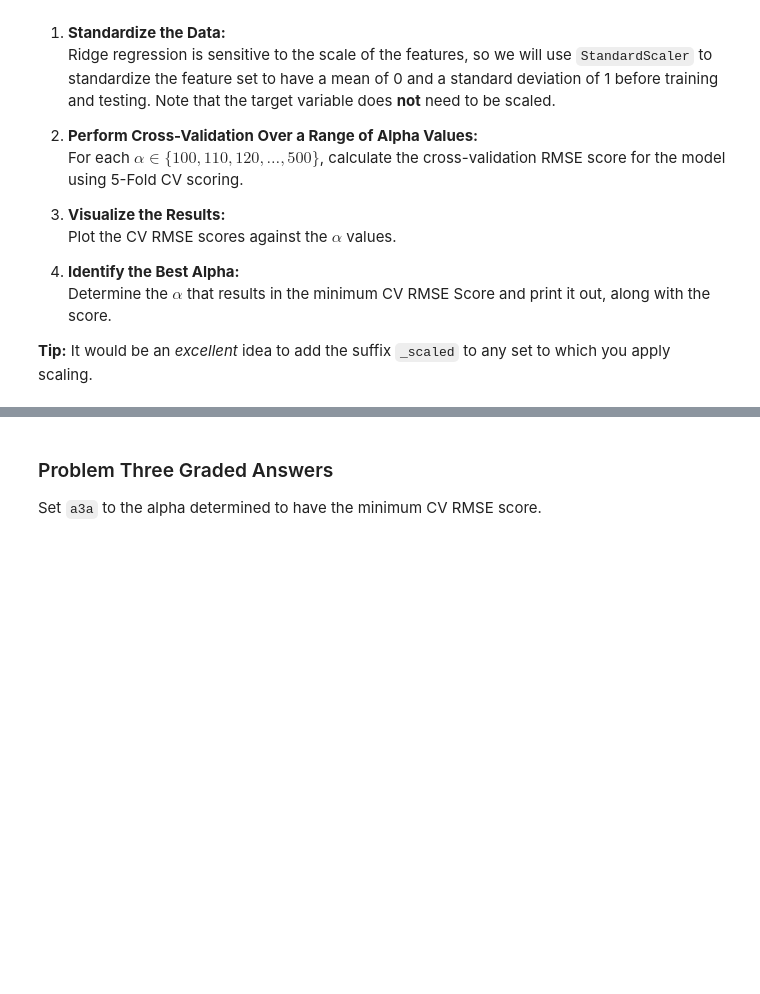
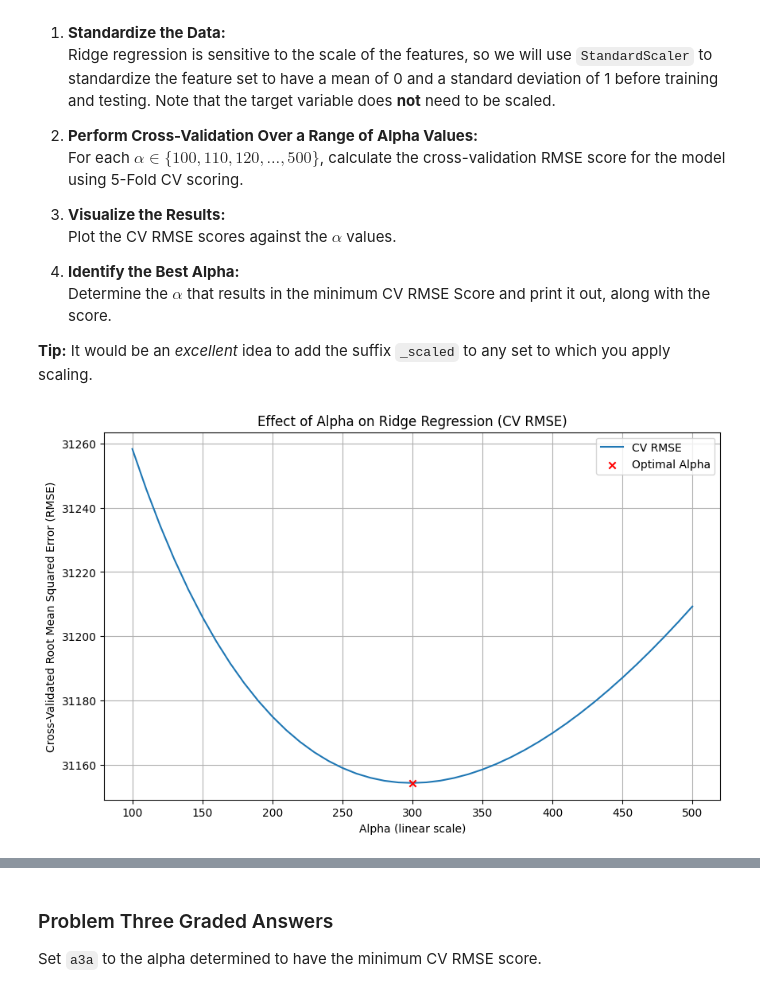
Before and after one commit to jydeleon/JazminRepo-603, a Jupyter notebook: Module-3-Assignments-main/Homework_05.ipynb, the cells around one changed output, grey strips where cells are left out. Cells and saved outputs as stored; diff of their text form; code cells hidden in the pictures; blank space fills up the shorter version.

```diff
--- a/Module-3-Assignments-main/Homework_05.ipynb
+++ b/Module-3-Assignments-main/Homework_05.ipynb
@@ -357,17 +357,17 @@ def backward_feature_selection(X, y, model,
 # Your code here:  Run Backward Feature Selection, plot the results, and print out the Best Feature Set and the Best CV RMSE Score found.
 model = LinearRegression()
 
-selected_features, best_scores, best_feature_set, best_score = (
+selected_features_backward, best_scores_backward, best_feature_set_backward, best_score_backward = (
     backward_feature_selection(X, y, model, verbose=False)
 )
 
 #Plot
 plt.figure(figsize=(10, 6))
 plt.title('Backward Feature Selection and CV Scores')
-plt.plot(range(1, len(best_scores) + 1), best_scores, marker='.')
-index = np.argmin(best_scores)
-plt.plot([index + 1], best_scores[index], marker='x', color='red')
-plt.xticks(range(1, len(selected_features) + 1), selected_features, rotation=40, ha='right', fontsize=8)
+plt.plot(range(1, len(best_scores_backward) + 1), best_scores_backward, marker='.')
+index = np.argmin(best_scores_backward)
+plt.plot([index + 1], best_scores_backward[index], marker='x', color='red')
+plt.xticks(range(1, len(selected_features_backward) + 1), selected_features_backward, rotation=40, ha='right', fontsize=8)
 plt.xlabel('Features Removed')
 plt.ylabel('CV Score (RMSE)')
 plt.grid()
@@ -376,15 +376,15 @@ plt.show()
 
 # Print minimum cv score
 
-print("Best feature set:", best_feature_set)
-print("CV score (RMSE):",np.around(best_score,4))
+print("Best feature set:", best_feature_set_backward)
+print("CV score (RMSE):",np.around(best_score_backward,4))
 
 
 # Test
 
 # Filter X_train and X_test to include only the selected features
-X_train_best_backward = X_train[best_feature_set]
-X_test_best_backward = X_test[best_feature_set]
+X_train_best_backward = X_train[best_feature_set_backward]
+X_test_best_backward = X_test[best_feature_set_backward]
 
 # Train the LinearRegression model on the selected features
 model = LinearRegression()
@@ -396,7 +396,7 @@ y_pred = model.predict(X_test_best_backward)
 # Calculate the test RMSE
 test_mse = mean_squared_error(y_test, y_pred)
 
-test_rmse = np.sqrt(test_mse)
+test_rmse_backward = np.sqrt(test_mse)
 # %% [output]
 [figure]
 Best feature set: ['MS SubClass', 'Lot Area', 'Street', 'Land Contour', 'Land Slope', 'Neighborhood', 'Bldg Type', 'House Style', 'Overall Qual', 'Overall Cond', 'Year Built', 'Roof Style', 'Exterior  ...
@@ -457,3 +457,75 @@ This introduces another instance of the model selection problem: we must determi
 **Tip:** It would be an *excellent* idea to add the suffix `_scaled` to any set to which you apply scaling.
 # %%
 # Your code here
+
+# Ridge regression with scaling
+def run_ridge_regression(X_train, y_train, X_test, y_test,
+                         log_alphas=np.logspace(-6, -3, 100),  # Logarithmic range from 1e-6 to 1e-3
+                         alphas=np.arange(100, 501, 10),
+                         log_scale=False,
+                         n_jobs=-1):
+
+    # Scale the data
+    scaler = StandardScaler()
+    X_train_scaled = scaler.fit_transform(X_train)  # Fit and transform the training data
+    X_test_scaled = scaler.transform(X_test)        # Transform the test data using the same scaler
+
+    # Define the range of alpha values based on the log_scale flag
+    alphas = log_alphas if log_scale else alphas
+
+    cv_mse_scores = []  # List to store the CV MSE scores
+
+    # Compute CV scores for each alpha
+    for alpha in alphas:
+        ridge = Ridge(alpha=alpha)
+        cv_score = -cross_val_score(ridge, X_train_scaled, y_train,
+                                    scoring='neg_mean_squared_error', cv=5,n_jobs=n_jobs).mean()
+        cv_mse_scores.append(cv_score)
+
+    cv_rmse_scores = np.sqrt(cv_mse_scores)
+
+    # Find the optimal alpha
+    optimal_index = np.argmin(cv_rmse_scores)
+    optimal_alpha = alphas[optimal_index]
+    optimal_cv_rmse = cv_rmse_scores[optimal_index]
+
+    # Train Ridge regression with the optimal alpha on the scaled training data
+    optimal_model = Ridge(alpha=optimal_alpha)
+    optimal_model.fit(X_train_scaled, y_train)
+
+    # Evaluate on the test set
+    y_pred = optimal_model.predict(X_test_scaled)
+    test_mse = mean_squared_error(y_test, y_pred)
+    test_rmse = np.sqrt(test_mse)
+
+    # Plot CV MSE against alpha
+    plt.figure(figsize=(10, 6))
+    plt.plot(alphas, cv_rmse_scores, label="CV RMSE")
+    plt.scatter([optimal_alpha], [optimal_cv_rmse], color='red', marker='x', label='Optimal Alpha', zorder=5)
+
+    # Set scale dynamically based on the log_scale flag
+    if log_scale:
+        plt.xscale('log')  # Logarithmic scale for alpha
+        plt.xlabel('Alpha (log scale)')
+    else:
+        plt.xlabel('Alpha (linear scale)')
+
+    plt.ylabel('Cross-Validated Root Mean Squared Error (RMSE)')
+    plt.title('Effect of Alpha on Ridge Regression (CV RMSE)')
+    plt.legend()
+    plt.grid()
+    plt.ticklabel_format(axis='y', style='plain', useOffset=False)
+    plt.show()
+
+    # Print the optimal alpha and its CV score
+    print(f"Optimal alpha: {optimal_alpha:.4f}")
+    print(f"Optimal CV score (RMSE): {optimal_cv_rmse:.4f}")
+    print(f"Test RMSE: {test_rmse:.4f}")
+
+run_ridge_regression(X_train, y_train, X_test, y_test,
+                         log_alphas=np.logspace(-6, -3, 100),  # Logarithmic range from 1e-6 to 1e-3
+                         alphas=np.arange(100, 501, 10),
+                         log_scale=False,
+                         n_jobs=-1)
+# %% [output]
+[figure, added]
```
Also changed, not shown: parts of 15 cells of this notebook.
